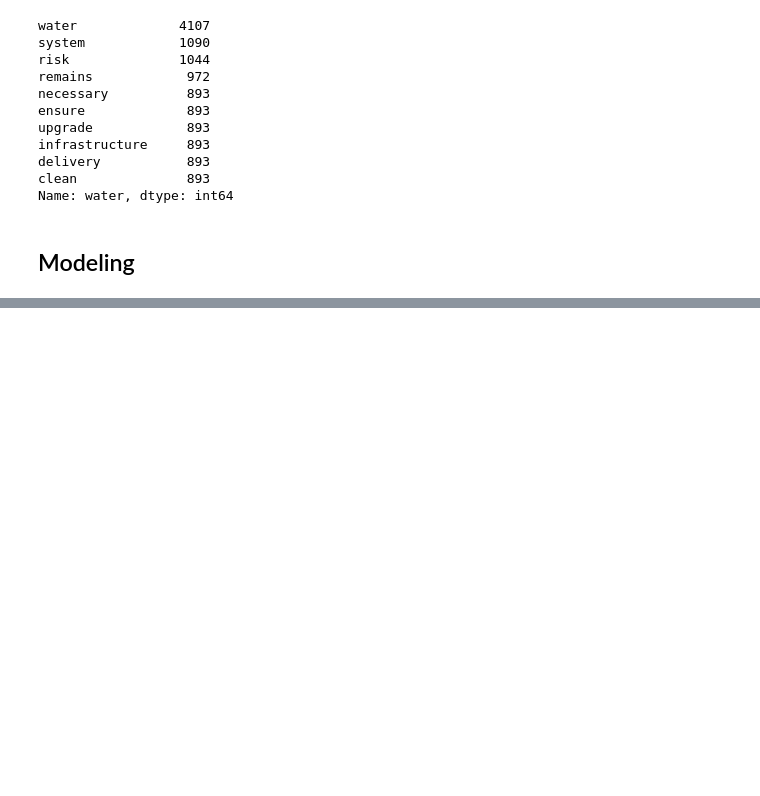
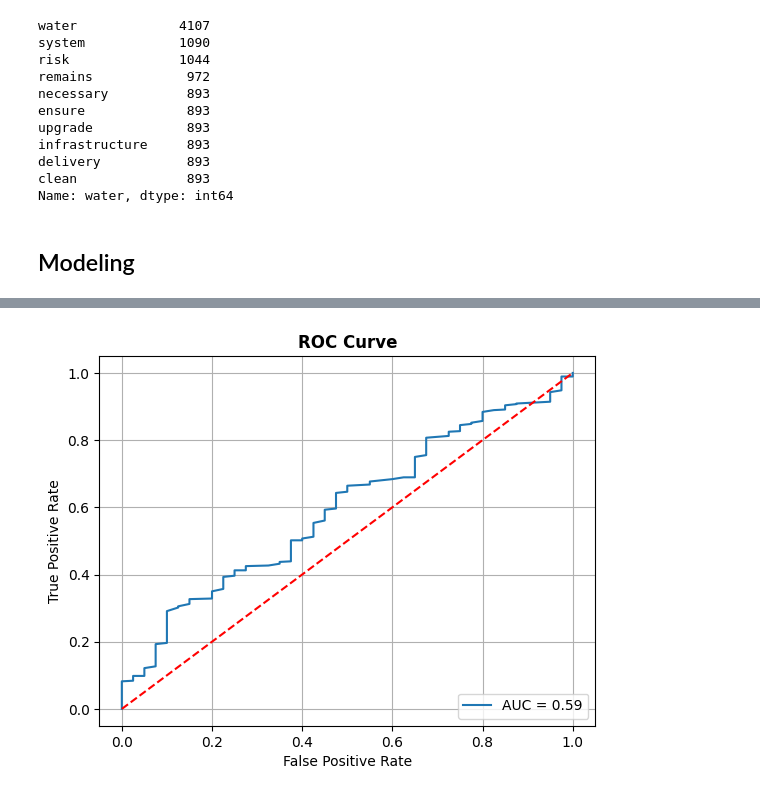
Before and after one commit to lewismwaki/cleanwaterai, a Jupyter notebook: notebooks/06_nlp_model_training.ipynb, the cells around one changed output, grey strips where cells are left out. Saved outputs shown, nothing was run; the diff lists cells and outputs as text; code cells hidden in the pictures; blank space fills up the shorter version.

```diff
--- a/notebooks/06_nlp_model_training.ipynb
+++ b/notebooks/06_nlp_model_training.ipynb
@@ -412,0 +485,11 @@ Name: water, dtype: int64
+# %%
+# Roc Curve plot
+fpr, tpr, thresholds = roc_curve(y_test, y_probs)
+roc_auc = roc_auc_score(y_test, y_probs)
+RocCurveDisplay(fpr=fpr, tpr=tpr, roc_auc=roc_auc).plot()
+plt.plot([0, 1], [0, 1], linestyle='--', color='red', label='Random Classifier')
+plt.title('ROC Curve', weight='bold')
+plt.grid()
+plt.show()
+# %% [output]
+[figure, added]
```
Also changed, not shown: parts of 6 cells of this notebook.
